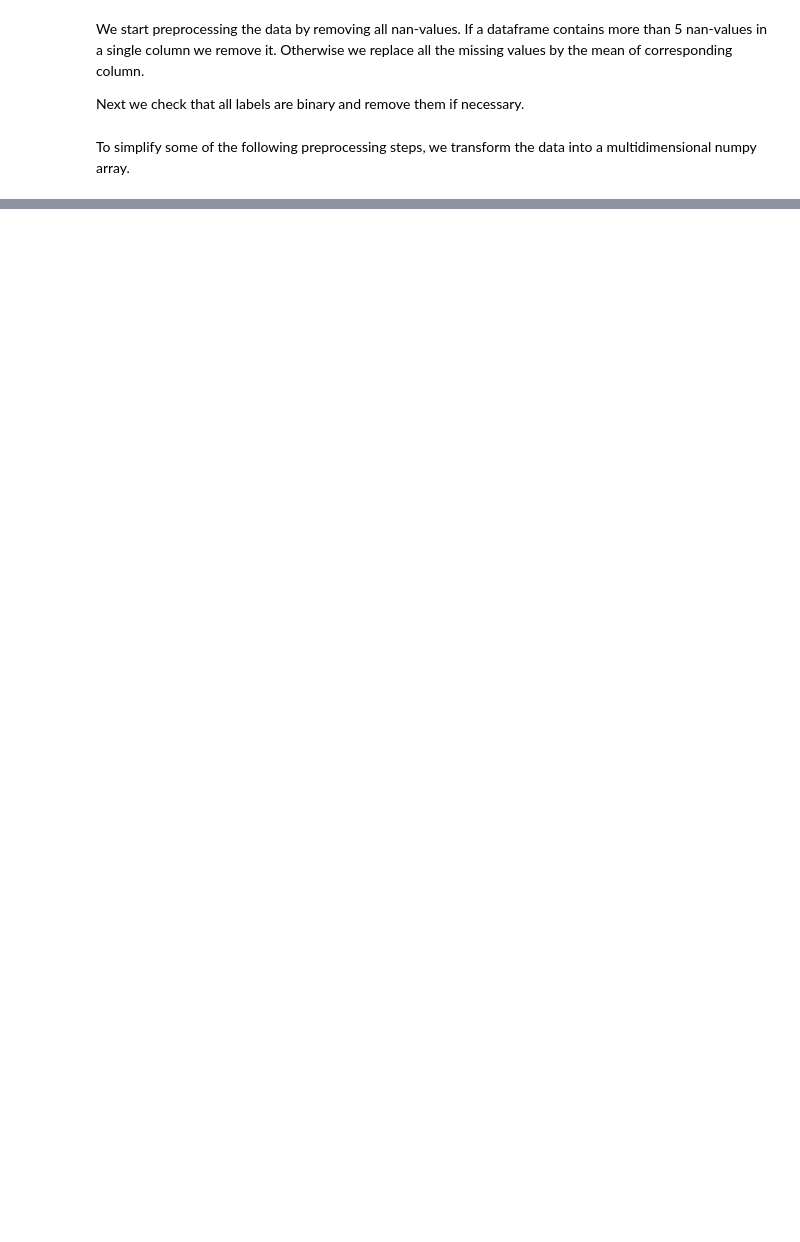
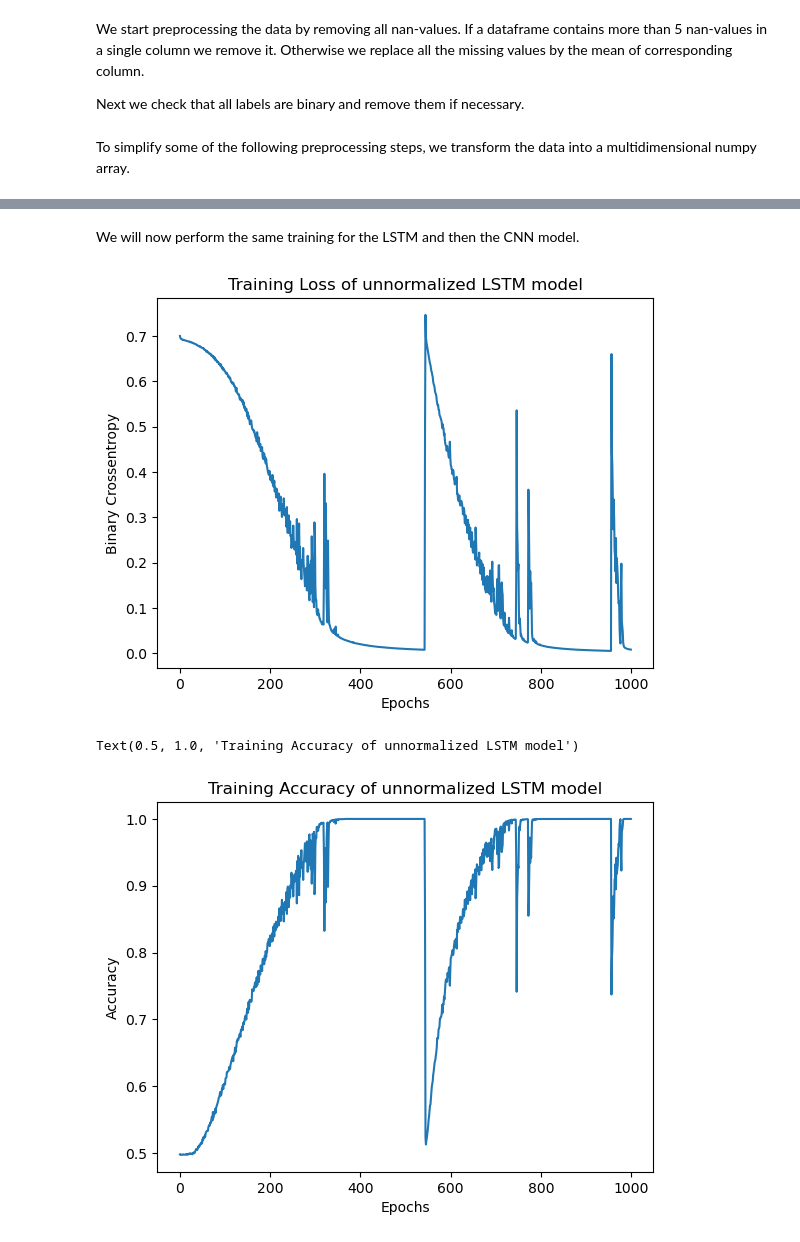
Before and after one commit to plehmann27/FunctionalityOfVibrationDampers, a Jupyter notebook: FunctionalityOfVibrationDampers.ipynb, the cells around one changed output, grey strips where cells are left out. Cells and saved outputs as stored; diff of their text form; code cells hidden in the pictures; blank space fills up the shorter version.

```diff
--- a/FunctionalityOfVibrationDampers.ipynb
+++ b/FunctionalityOfVibrationDampers.ipynb
@@ -110,4 +121,6 @@ x_train, x_test, y_train, y_test = train_test_split(x_train_numpy, y_train_numpy
 x_trainNormalized, x_testNormalized, y_train, y_test = train_test_split(x_trainScaledNumpy, y_train_numpy,
                                                                         test_size = 0.1,
                                                                         random_state = 42 )
+x_trainWavelet, x_testWavelet, y_train, y_test = train_test_split(waveletxData, y_train_numpy, test_size = 0.1,
+                                                                  random_state = 42)
 # %% [markdown]
@@ -176,2 +218,5 @@ ax.set_ylim(0,1)
+# %% [markdown]
+We will now perform the same training for the LSTM and then the CNN model.
 # %%
-modelLSTM.fit(x_train, y_train, epochs = 100)
+historyRawLSTM = modelLSTM.fit(x_train, y_train, epochs = 1000, verbose = 0, batch_size = 128)
+performanceRawLSTM = modelLSTM.evaluate(x_test, y_test, verbose = 0)[1]
@@ -180,0 +223,14 @@ modelLSTM.evaluate(x_test, y_test)
+# %%
+plt.plot(historyRawLSTM.history['loss'])
+plt.xlabel('Epochs')
+plt.ylabel('Binary Crossentropy')
+plt.title('Training Loss of unnormalized LSTM model')
+plt.show()
+plt.plot(historyRawLSTM.history['accuracy'])
+plt.xlabel('Epochs')
+plt.ylabel('Accuracy')
+plt.title('Training Accuracy of unnormalized LSTM model')
+# %% [output]
+[figure, added]
+Text(0.5, 1.0, 'Training Accuracy of unnormalized LSTM model')
+[figure, added]
```
Also changed, not shown: parts of 30 cells of this notebook.
